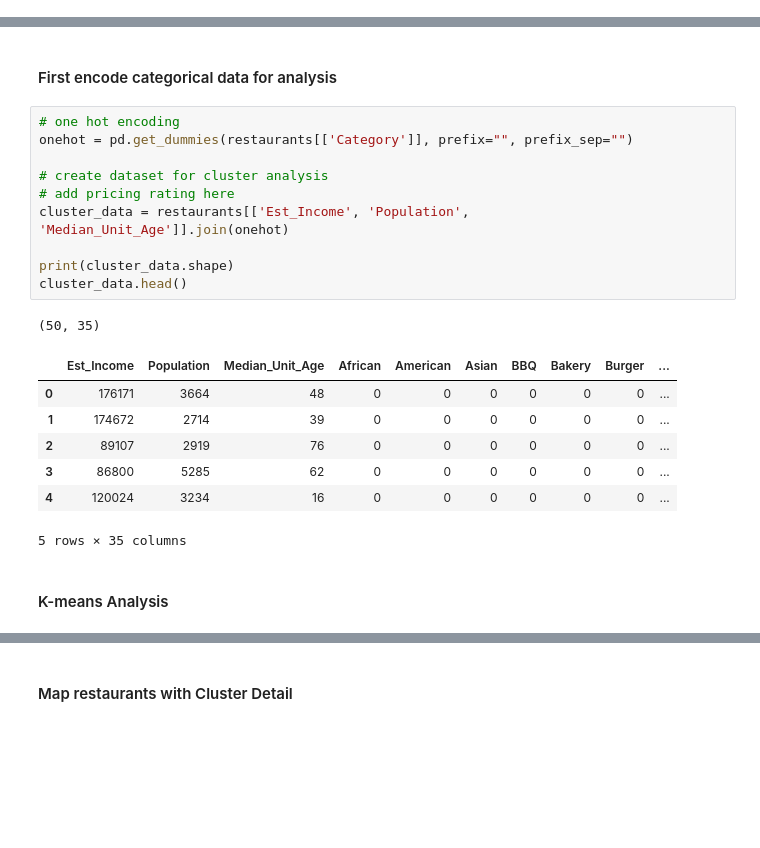
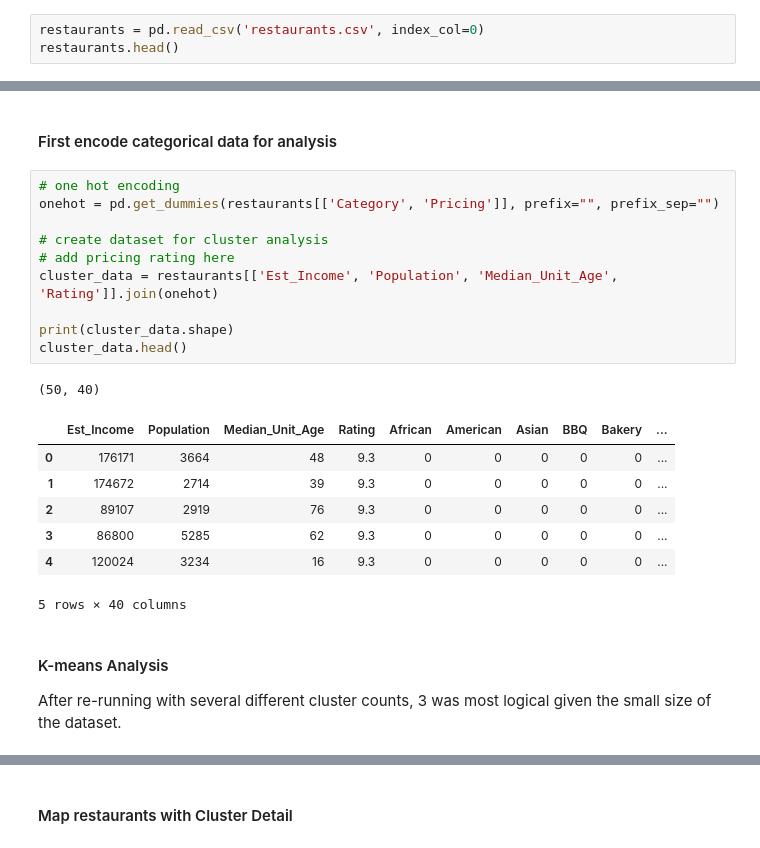
Before and after one commit to braddroegkamp/Coursera_Capstone, a Jupyter notebook: Optimized_Rating_Model_PartI.ipynb, the cells around one changed output, grey strips where cells are left out. Saved outputs shown, nothing was run; the diff lists cells and outputs as text; blank space fills up the shorter version.

```diff
--- a/Optimized_Rating_Model_PartI.ipynb
+++ b/Optimized_Rating_Model_PartI.ipynb
@@ -230,0 +234,3 @@ restaurants.head()
+# %%
+restaurants = pd.read_csv('restaurants.csv', index_col=0)
+restaurants.head()
@@ -348,25 +365,27 @@ New American, Mexican, Pizza, and Fried Chicken are most common.  There doesn't
 #### First encode categorical data for analysis
 # %%
 # one hot encoding
-onehot = pd.get_dummies(restaurants[['Category']], prefix="", prefix_sep="")
+onehot = pd.get_dummies(restaurants[['Category', 'Pricing']], prefix="", prefix_sep="")
 
 # create dataset for cluster analysis
 # add pricing rating here
-cluster_data = restaurants[['Est_Income', 'Population', 'Median_Unit_Age']].join(onehot)
+cluster_data = restaurants[['Est_Income', 'Population', 'Median_Unit_Age', 'Rating']].join(onehot)
 
 print(cluster_data.shape)
 cluster_data.head()
 # %% [output]
-(50, 35)
+(50, 40)
-|  | Est_Income | Population | Median_Unit_Age | African | American | Asian | BBQ | Bakery | Burger | ... |
-| 0 | 176171 | 3664 | 48 | 0 | 0 | 0 | 0 | 0 | 0 | ... |
-| 1 | 174672 | 2714 | 39 | 0 | 0 | 0 | 0 | 0 | 0 | ... |
-| 2 | 89107 | 2919 | 76 | 0 | 0 | 0 | 0 | 0 | 0 | ... |
-| 3 | 86800 | 5285 | 62 | 0 | 0 | 0 | 0 | 0 | 0 | ... |
-| 4 | 120024 | 3234 | 16 | 0 | 0 | 0 | 0 | 0 | 0 | ... |
+|  | Est_Income | Population | Median_Unit_Age | Rating | African | American | Asian | BBQ | Bakery | ... |
+| 0 | 176171 | 3664 | 48 | 9.3 | 0 | 0 | 0 | 0 | 0 | ... |
+| 1 | 174672 | 2714 | 39 | 9.3 | 0 | 0 | 0 | 0 | 0 | ... |
+| 2 | 89107 | 2919 | 76 | 9.3 | 0 | 0 | 0 | 0 | 0 | ... |
+| 3 | 86800 | 5285 | 62 | 9.3 | 0 | 0 | 0 | 0 | 0 | ... |
+| 4 | 120024 | 3234 | 16 | 9.3 | 0 | 0 | 0 | 0 | 0 | ... |
-5 rows × 35 columns
+5 rows × 40 columns
-# %% [markdown]
-#### K-means Analysis
+# %% [markdown]
+#### K-means Analysis
+
+After re-running with several different cluster counts, 3 was most logical given the small size of the dataset.
 # %%
 from sklearn.cluster import KMeans
 
```
Also changed, not shown: parts of 23 cells of this notebook, 1 other file.
